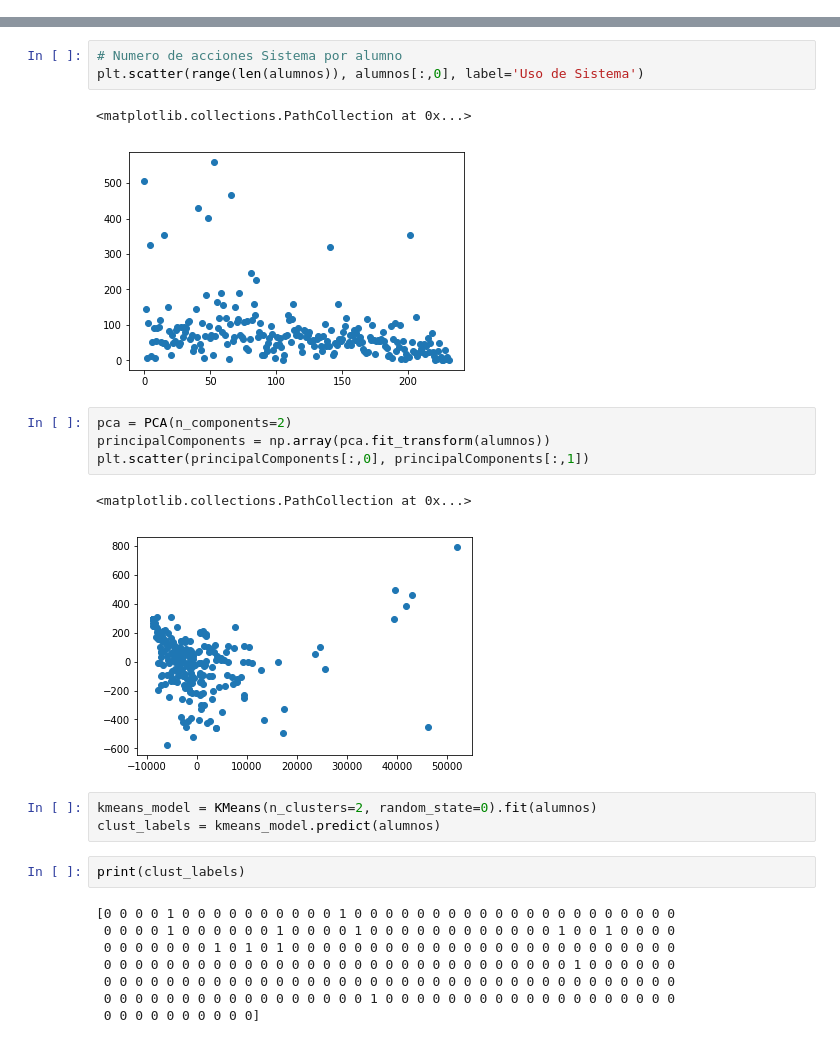
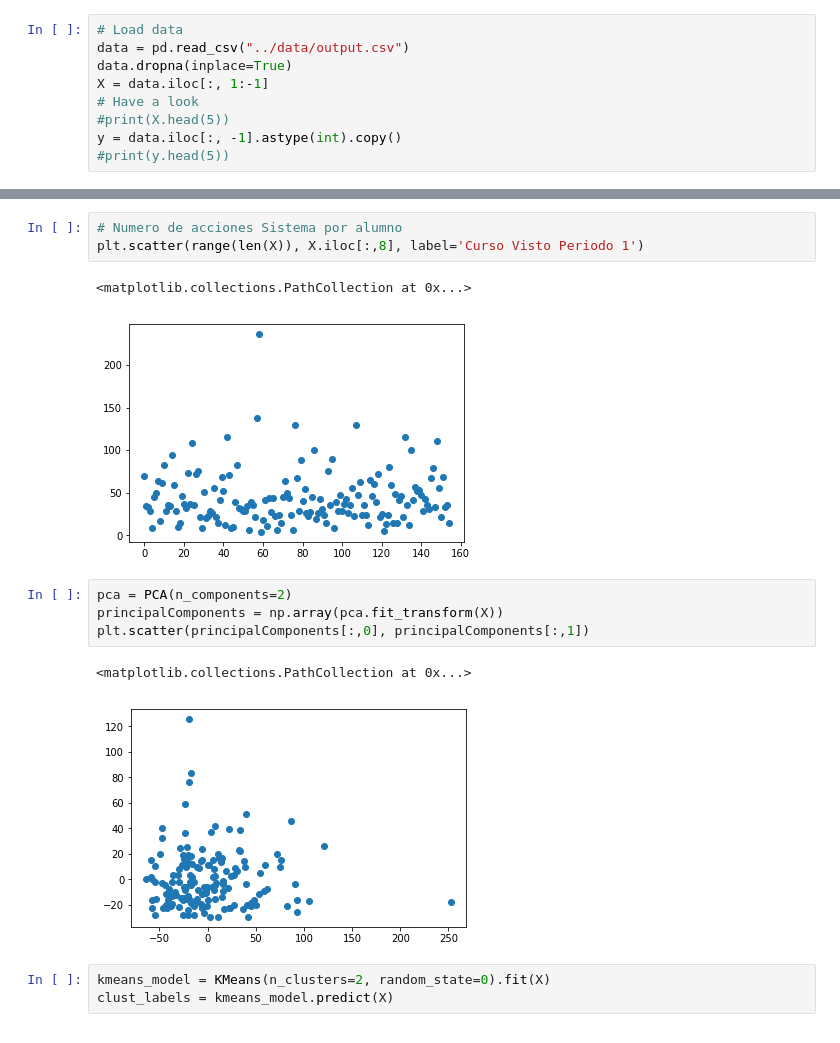
Before and after one commit to mariomeissner/moodle-log-parser, a Jupyter notebook: notebooks/clustering_alumnos.ipynb, the cells around one changed output, grey strips where cells are left out. Cells and saved outputs as stored; diff of their text form.

```diff
--- a/notebooks/clustering_alumnos.ipynb
+++ b/notebooks/clustering_alumnos.ipynb
@@ -22,0 +8,9 @@ print(alumnos)
+# %%
+# Load data
+data = pd.read_csv("../data/output.csv")
+data.dropna(inplace=True)
+X = data.iloc[:, 1:-1]
+# Have a look
+#print(X.head(5))
+y = data.iloc[:, -1].astype(int).copy()
+#print(y.head(5))
@@ -23,27 +47,17 @@ print(alumnos)
 # %%
 # Numero de acciones Sistema por alumno
-plt.scatter(range(len(alumnos)), alumnos[:,0], label='Uso de Sistema')
+plt.scatter(range(len(X)), X.iloc[:,8], label='Curso Visto Periodo 1')
 # %% [output]
 <matplotlib.collections.PathCollection at 0x...>
-[figure, old version]
+[figure, new version]
 # %%
 pca = PCA(n_components=2)
-principalComponents = np.array(pca.fit_transform(alumnos))
+principalComponents = np.array(pca.fit_transform(X))
 plt.scatter(principalComponents[:,0], principalComponents[:,1])
 # %% [output]
 <matplotlib.collections.PathCollection at 0x...>
-[figure, old version]
+[figure, new version]
 # %%
-kmeans_model = KMeans(n_clusters=2, random_state=0).fit(alumnos)
-clust_labels = kmeans_model.predict(alumnos)
+kmeans_model = KMeans(n_clusters=2, random_state=0).fit(X)
+clust_labels = kmeans_model.predict(X)
-# %%
-print(clust_labels)
-# %% [output]
-[0 0 0 0 1 0 0 0 0 0 0 0 0 0 0 1 0 0 0 0 0 0 0 0 0 0 0 0 0 0 0 0 0 0 0 0 0
- 0 0 0 0 1 0 0 0 0 0 0 1 0 0 0 0 1 0 0 0 0 0 0 0 0 0 0 0 0 1 0 0 1 0 0 0 0
- 0 0 0 0 0 0 0 1 0 1 0 1 0 0 0 0 0 0 0 0 0 0 0 0 0 0 0 0 0 0 0 0 0 0 0 0 0
- 0 0 0 0 0 0 0 0 0 0 0 0 0 0 0 0 0 0 0 0 0 0 0 0 0 0 0 0 0 0 1 0 0 0 0 0 0
- 0 0 0 0 0 0 0 0 0 0 0 0 0 0 0 0 0 0 0 0 0 0 0 0 0 0 0 0 0 0 0 0 0 0 0 0 0
- 0 0 0 0 0 0 0 0 0 0 0 0 0 0 0 0 0 1 0 0 0 0 0 0 0 0 0 0 0 0 0 0 0 0 0 0 0
- 0 0 0 0 0 0 0 0 0 0]
 # %%
```
Also changed, not shown: parts of 6 cells of this notebook, 6 other files.
